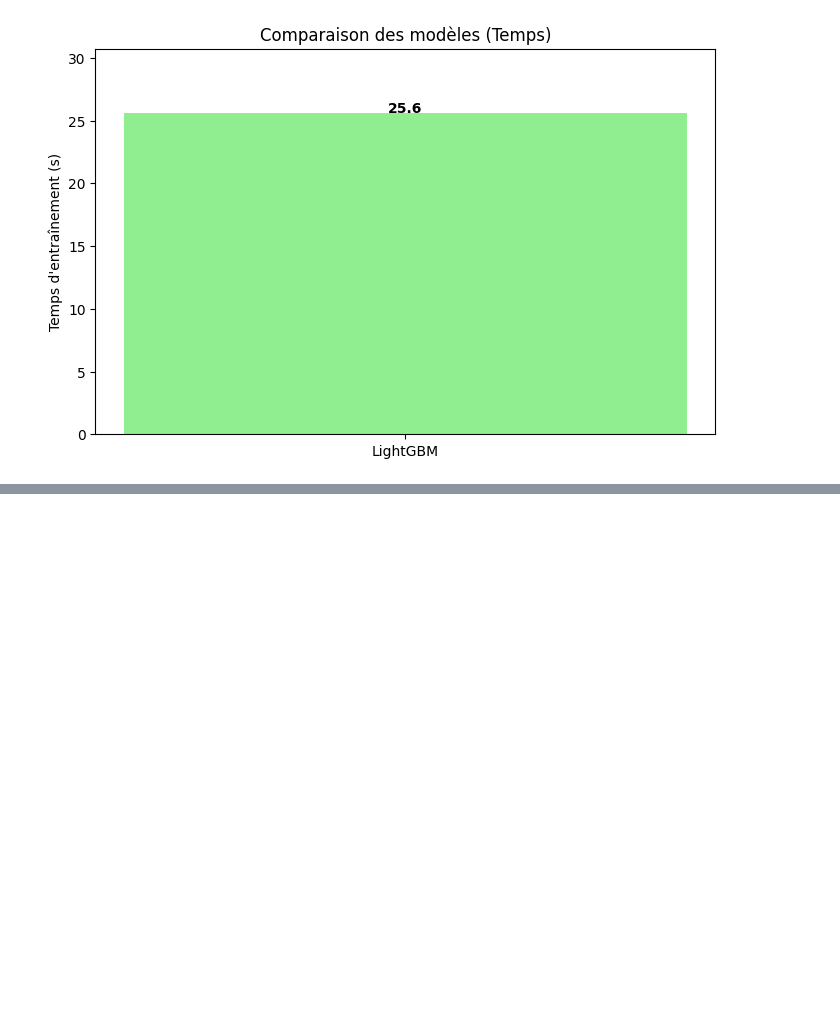
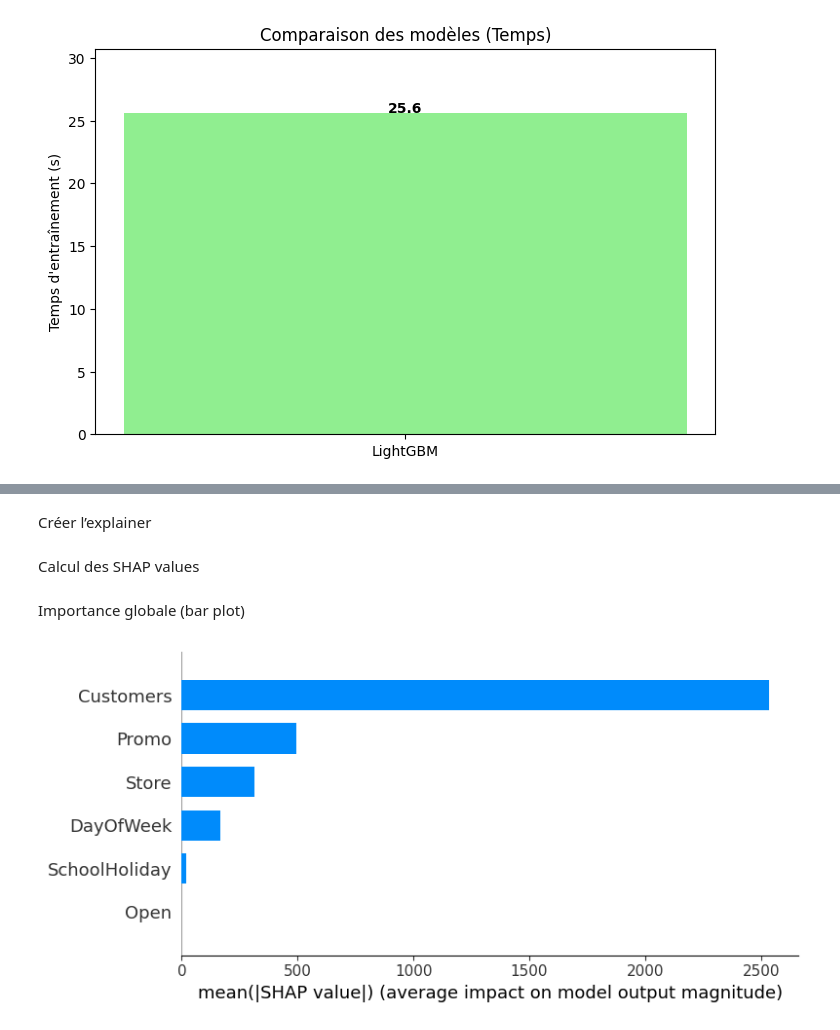
Before and after one commit to Hayerath/PredictRetail-Analytics-Pr-dire-les-ventes-et-piloter-la-performance-d-une-cha-ne-de-distribution, a Jupyter notebook: Notebook ML.ipynb, the cells around one changed output, grey strips where cells are left out. Drawn from its saved outputs; the diff is of its cells as text; code cells hidden in the pictures; blank space fills up the shorter version.

```diff
--- a/Notebook ML.ipynb
+++ b/Notebook ML.ipynb
@@ -465,0 +616,11 @@ else:
+# %%
+from xgboost import XGBRegressor
+
+xgb = XGBRegressor(
+    n_estimators=300,   # plus rapide pour SHAP
+    learning_rate=0.05,
+    max_depth=6,
+    random_state=42
+)
+
+xgb.fit(X_train_num, y_train)
@@ -465,0 +648,16 @@ else:
+# %%
+X_sample = X_train_num.sample(n=10000, random_state=42)
+# %% [markdown]
+Créer l’explainer
+# %%
+explainer = shap.Explainer(xgb, X_sample)
+# %% [markdown]
+ Calcul des SHAP values
+# %%
+shap_values = explainer(X_sample)
+# %% [markdown]
+Importance globale (bar plot)
+# %%
+shap.summary_plot(shap_values, X_sample, plot_type="bar")
+# %% [output]
+[figure, added]
```
Also changed, not shown: parts of 57 cells of this notebook.
